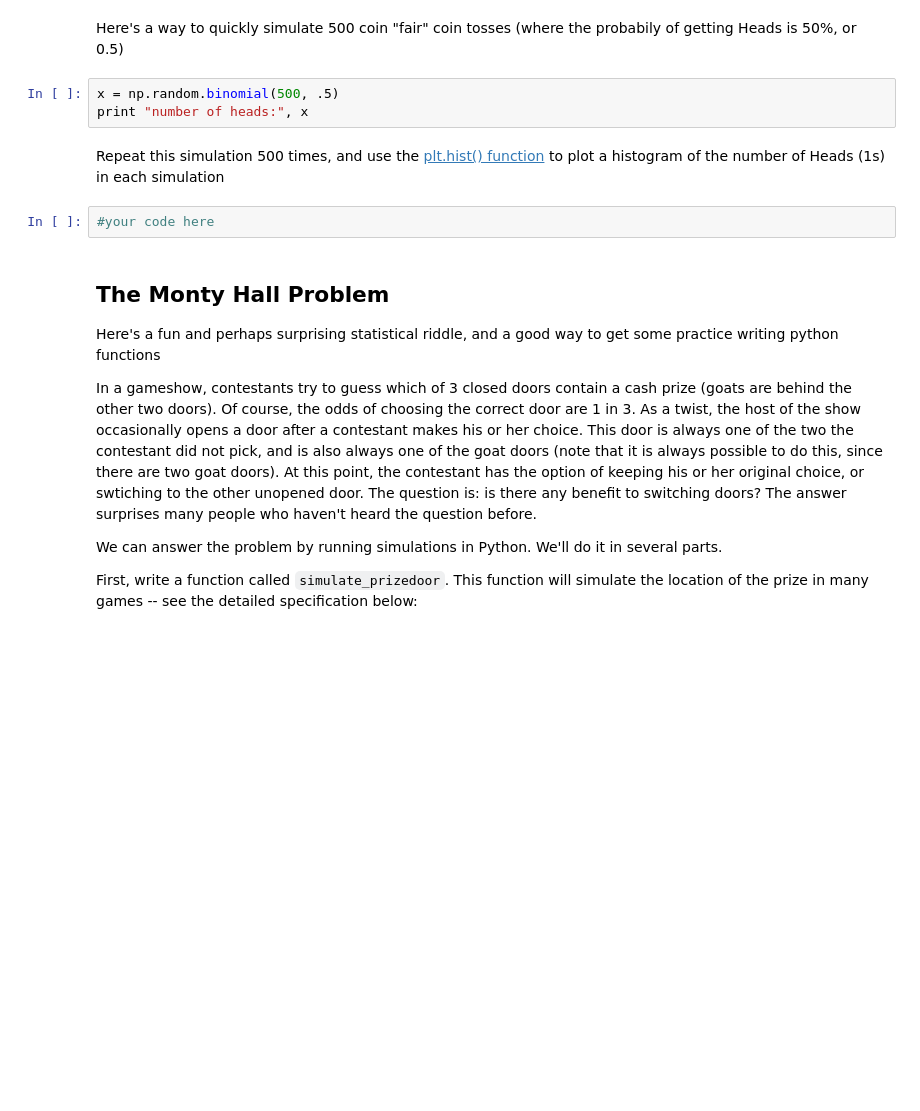
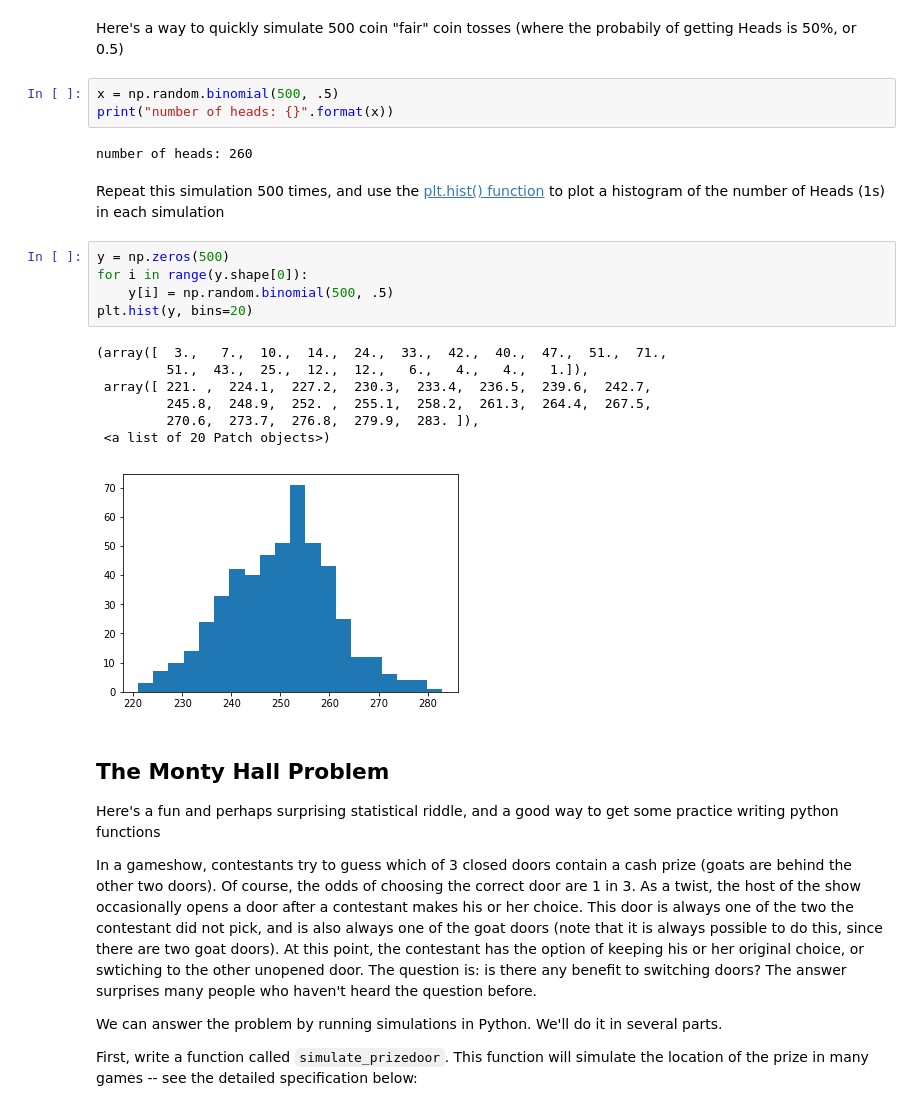
Before and after one commit to cjriley20/content, a Jupyter notebook: HW0.ipynb, the cells around one changed output. Drawn from its saved outputs; the diff is of its cells as text; blank space fills up the shorter version.

```diff
--- a/HW0.ipynb
+++ b/HW0.ipynb
@@ -215,11 +215,24 @@ max of each row = [ 1.69891529  1.98147658  1.89610171]
 Here's a way to quickly simulate 500 coin "fair" coin tosses (where the probabily of getting Heads is 50%, or 0.5)
 # %%
 x = np.random.binomial(500, .5)
-print "number of heads:", x
+print("number of heads: {}".format(x))
+# %% [output]
+number of heads: 260
 # %% [markdown]
 Repeat this simulation 500 times, and use the [plt.hist() function](http://matplotlib.org/api/pyplot_api.html#matplotlib.pyplot.hist) to plot a histogram of the number of Heads (1s) in each simulation
-# %%
-#your code here
+# %%
+y = np.zeros(500)
+for i in range(y.shape[0]):
+    y[i] = np.random.binomial(500, .5)
+plt.hist(y, bins=20)
+# %% [output]
+(array([  3.,   7.,  10.,  14.,  24.,  33.,  42.,  40.,  47.,  51.,  71.,
+         51.,  43.,  25.,  12.,  12.,   6.,   4.,   4.,   1.]),
+ array([ 221. ,  224.1,  227.2,  230.3,  233.4,  236.5,  239.6,  242.7,
+         245.8,  248.9,  252. ,  255.1,  258.2,  261.3,  264.4,  267.5,
+         270.6,  273.7,  276.8,  279.9,  283. ]),
+ <a list of 20 Patch objects>)
+[figure, added]
 # %% [markdown]
 ## The Monty Hall Problem
 
```
